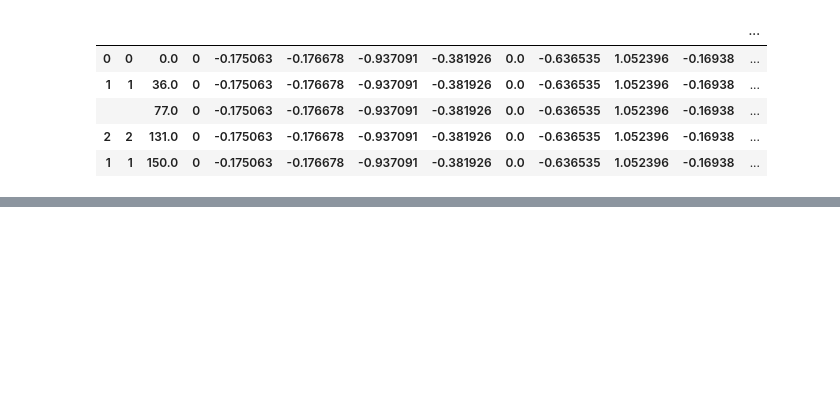
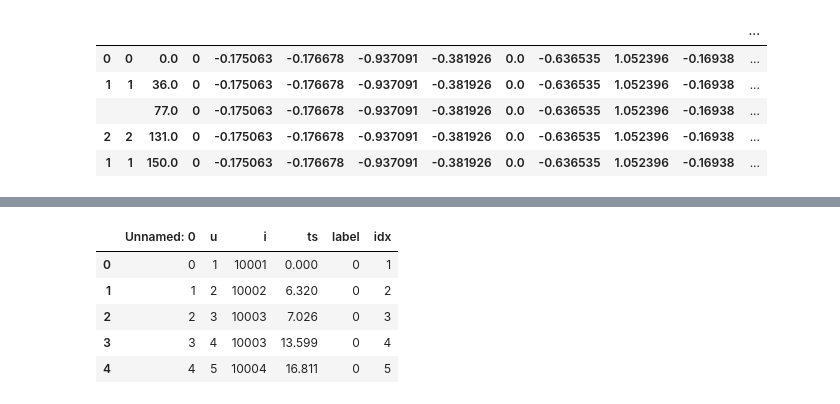
Before and after one commit to ytchx1999/Inductive-representation-learning-on-temporal-graphs, a Jupyter notebook: processed/explore.ipynb, the cells around one changed output, grey strips where cells are left out. Saved outputs shown, nothing was run; the diff lists cells and outputs as text; code cells hidden in the pictures; blank space fills up the shorter version.

```diff
--- a/processed/explore.ipynb
+++ b/processed/explore.ipynb
@@ -57,0 +28,9 @@ wiki
+# %%
+data_rd.head()
+# %% [output]
+|  | Unnamed: 0 | u | i | ts | label | idx |
+| 0 | 0 | 1 | 10001 | 0.000 | 0 | 1 |
+| 1 | 1 | 2 | 10002 | 6.320 | 0 | 2 |
+| 2 | 2 | 3 | 10003 | 7.026 | 0 | 3 |
+| 3 | 3 | 4 | 10003 | 13.599 | 0 | 4 |
+| 4 | 4 | 5 | 10004 | 16.811 | 0 | 5 |
```
Also changed, not shown: parts of 7 cells of this notebook, 8 other files.
